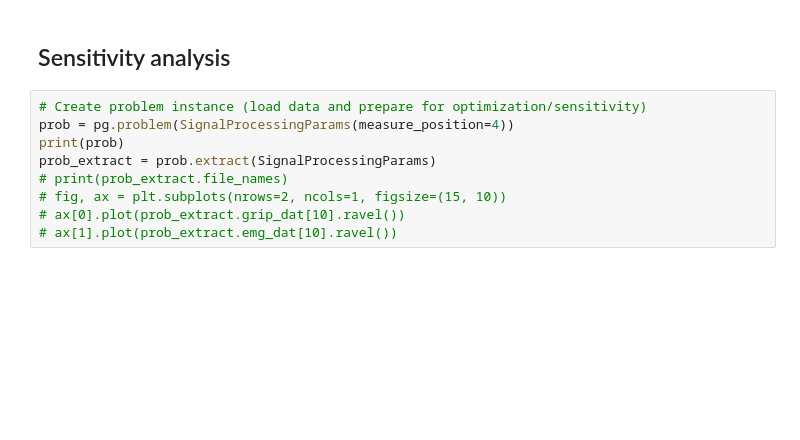
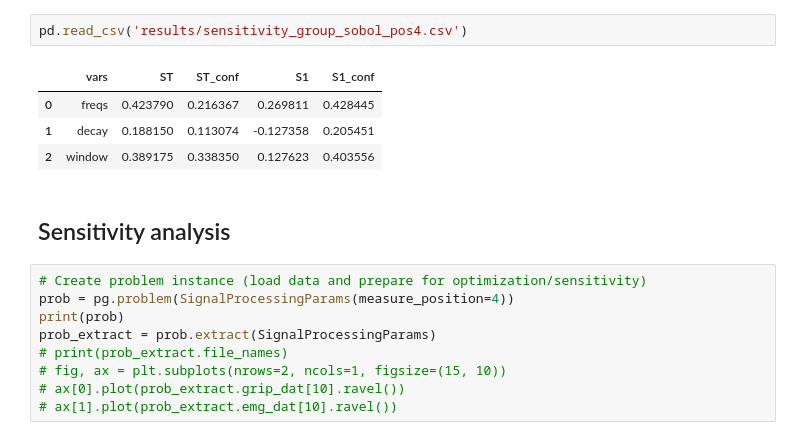
Before and after one commit to tbazina/grip-emg-optimize, a Jupyter notebook: notebooks/sensitivity_generate_1.ipynb, the cells around one changed output. Saved outputs shown, nothing was run; the diff lists cells and outputs as text; blank space fills up the shorter version.

```diff
--- a/notebooks/sensitivity_generate_1.ipynb
+++ b/notebooks/sensitivity_generate_1.ipynb
@@ -11,3 +38,10 @@ import pandas as pd
+# %%
+pd.read_csv('results/sensitivity_group_sobol_pos4.csv')
+# %% [output]
+|  | vars | ST | ST_conf | S1 | S1_conf |
+| 0 | freqs | 0.423790 | 0.216367 | 0.269811 | 0.428445 |
+| 1 | decay | 0.188150 | 0.113074 | -0.127358 | 0.205451 |
+| 2 | window | 0.389175 | 0.338350 | 0.127623 | 0.403556 |
 # %% [markdown]
 ## Sensitivity analysis
 # %%
```
Also changed, not shown: parts of 6 cells of this notebook.
